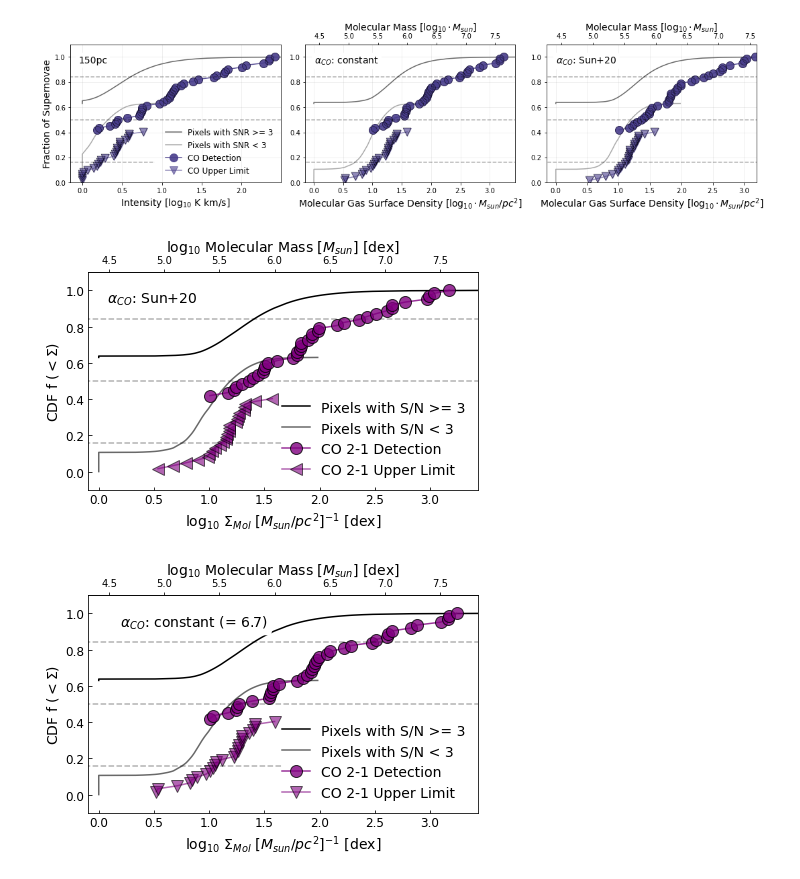
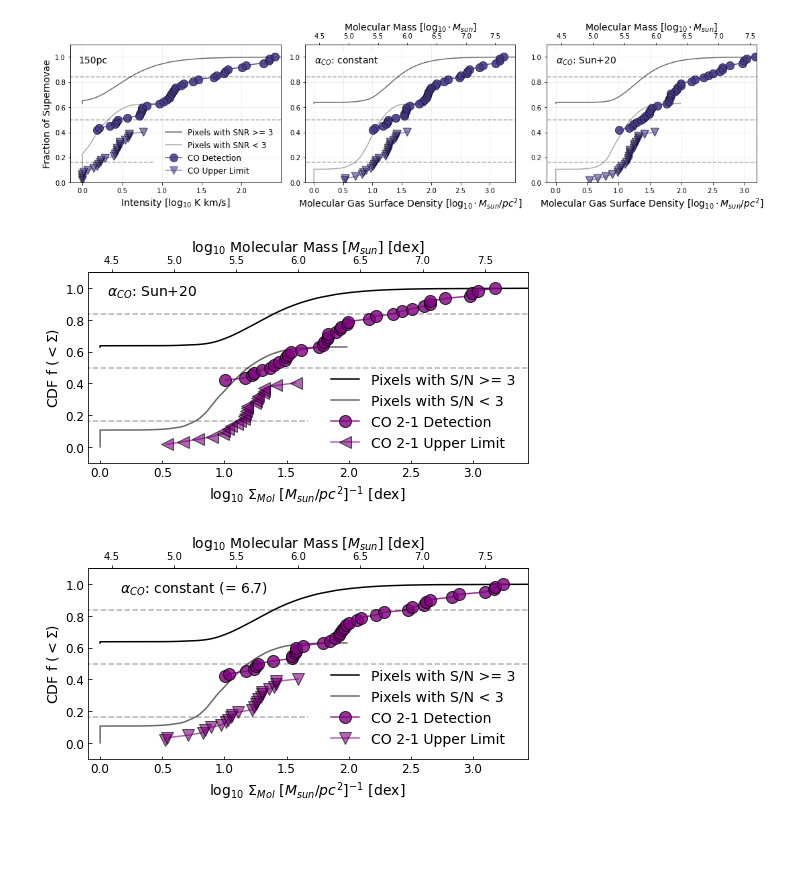
Before and after one commit to NessMayker/SNeCO, a Jupyter notebook: Code/3.2b_Plots_CDFs_150pc.ipynb, the cells around one changed output. Drawn from its saved outputs; the diff is of its cells as text; code cells hidden in the pictures; blank space fills up the shorter version.

Commit message:
Make figures tight and high res.

```diff
--- a/Code/3.2b_Plots_CDFs_150pc.ipynb
+++ b/Code/3.2b_Plots_CDFs_150pc.ipynb
@@ -322,36 +322,36 @@ plt.savefig('../Figures/COEmissionCDFs2.png')
 # %%
 # Single Plot Constant Alpha
 
 ms = 12
 fs = 14
 
 fig, axs = plt.subplots(1,1)
 fig.set_figheight(4)
 fig.set_figwidth(7)
 axs.plot(logCDFAPIx_mgsd_mda, APIy_mgsd_mda, color = 'black', linestyle = '-', label = 'Pixels with S/N >= 3')
 axs.plot(logCDFAPLx_mgsd_mda, APLy_mgsd_mda, color = 'dimgrey', linestyle = '-', label = 'Pixels with S/N < 3')
-axs.annotate(r'$\alpha_{CO}$: Sun+20', xy=(110, 199), xycoords='axes points',
+axs.annotate(r'$\alpha_{CO}$: Sun+20', xy=(110, 179), xycoords='axes points',
             size=14, ha='right', va='top',
             bbox=dict(boxstyle='round', fc='w',edgecolor='none'))
 #axs.plot(logCDFdetection_mgsd_ca, ydetection_mgsd_ca, color = 'k',marker = 'o', ms = ms, alpha = 0.7, label="Constant AlphaCO")
 #axs.plot(logCDFnondetection_mgsd_ca, ynondetection_mgsd_ca, color = 'k', marker = 'v', ms = ms, alpha = 0.4)
 axs.axhline(y=0.16, xmin=-0.3, xmax = 0.5, ls = '--', color = 'k', alpha = 0.3)
 axs.axhline(y=0.50, xmin=-0.3, xmax = np.log10(CDFdetection_mgsd_ca[-1]+1000), ls = '--', color = 'k', alpha = 0.3)
 axs.axhline(y=0.84, xmin=-0.3, xmax = np.log10(CDFdetection_mgsd_ca[-1]+1000), ls = '--', color = 'k', alpha = 0.3)
 axs.set_xlabel(r'$\log_{10}$ $\Sigma_{Mol}$ $[M_{sun}/pc^2]^{-1}$ [dex]', fontsize = fs)
 secax = axs.secondary_xaxis('top', functions=(mgsd2mass, mass2mgsd))
 secax.set_xlabel(r'$\log_{10}$ Molecular Mass [$M_{sun}$] [dex]', fontsize = fs)
 axs.set_ylabel(r'CDF f $ (<\Sigma$)', fontsize = fs)
 axs.set_xlim(-0.1, np.log10(CDFdetection_mgsd_ca[-1] + 1000))
 axs.set_ylim(-0.1, 1.1)
 axs.plot(logCDFdetection_mgsd_mda, ydetection_mgsd_mda, marker = 'o', ms = ms, color = 'purple',mec='black', alpha = 0.8, label="CO 2-1 Detection")
 axs.plot(logCDFnondetection_mgsd_mda, ynondetection_mgsd_mda, marker = '<',color = 'purple',mec='black', ms = ms, alpha = 0.6, label = "CO 2-1 Upper Limit")
 axs.legend(frameon=False,loc='lower right', fontsize = 14,facecolor='white', framealpha=1)
 axs.tick_params(axis='both', direction = "in", labelsize = 12)
-
-plt.savefig('../Figures/COEmissionCDFSingleMDA.png')
+plt.tight_layout()
+plt.savefig('../Figures/COEmissionCDFSingleMDA.png', dpi=300)
 # %% [output]
-[figure, old version]
+[figure, new version]
 # %%
 # Single Plot Constant Alpha
 
@@ -363,7 +363,7 @@ fig.set_figheight(4)
 fig.set_figwidth(7)
 axs.plot(logCDFAPIx_mgsd_mda, APIy_mgsd_ca, color = 'black', linestyle = '-', label = 'Pixels with S/N >= 3')
 axs.plot(logCDFAPLx_mgsd_mda, APLy_mgsd_ca, color = 'dimgrey', linestyle = '-', label = 'Pixels with S/N < 3')
-axs.annotate(r'$\alpha_{CO}$: constant (= 6.7)', xy=(180, 199), xycoords='axes points',
+axs.annotate(r'$\alpha_{CO}$: constant (= 6.7)', xy=(180, 179), xycoords='axes points',
             size=14, ha='right', va='top',
             bbox=dict(boxstyle='round', fc='w',edgecolor='none'))
 axs.plot(logCDFdetection_mgsd_ca, ydetection_mgsd_ca, color = 'purple',marker = 'o', ms = ms,mec = 'black', alpha = 0.8, label="CO 2-1 Detection")
@@ -381,10 +381,10 @@ axs.set_ylim(-0.1, 1.1)
 #axs.plot(logCDFnondetection_mgsd_mda, ynondetection_mgsd_mda, marker = '<',color = 'purple',mec='black', ms = ms, alpha = 0.6, label = "CO 2-1 Upper Limit")
 axs.legend(frameon=False,loc='lower right', fontsize = 14,facecolor='white', framealpha=1)
 axs.tick_params(axis='both', direction = "in", labelsize = 12)
-
-plt.savefig('../Figures/COEmissionCDFSingleCA.png')
+plt.tight_layout()
+plt.savefig('../Figures/COEmissionCDFSingleCA.png', dpi=300)
 # %% [output]
-[figure, old version]
+[figure, new version]
 # %%
 # now redo for each SNe type!
 
```
Also changed, not shown: parts of 4 cells of this notebook, 19 other files.
